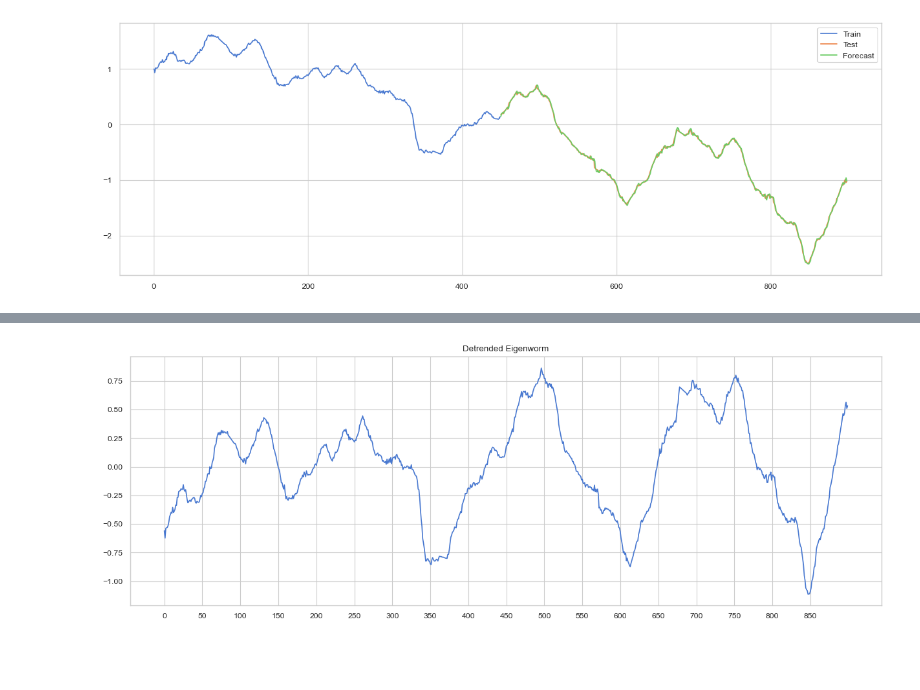
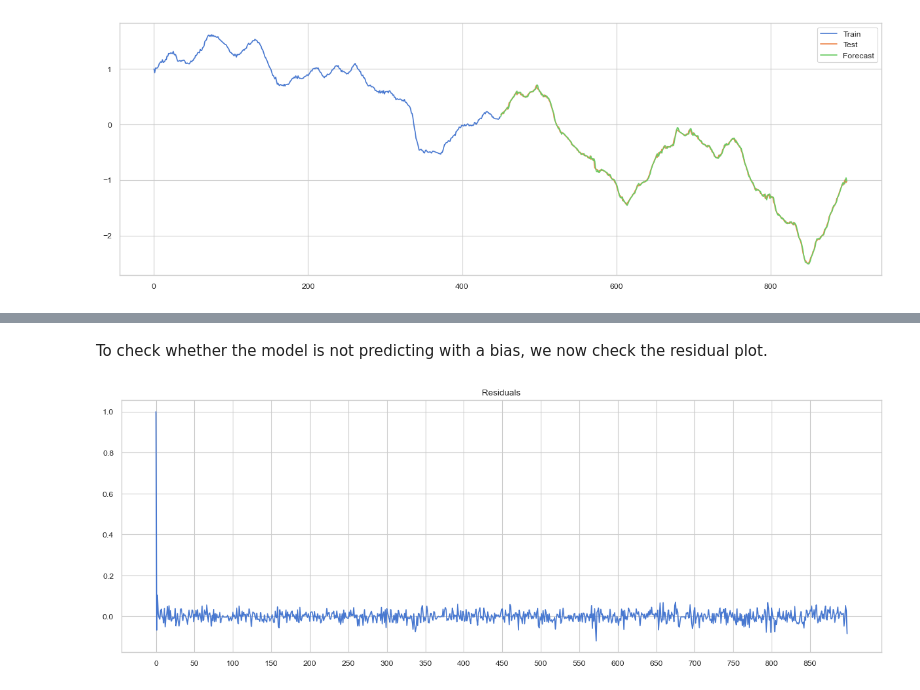
Before and after one commit to eduardotanqueiro/Project2-AAA, a Jupyter notebook: src/AAA2324_P2_62515_62928.ipynb, the cells around one changed output, grey strips where cells are left out. Saved outputs shown, nothing was run; the diff lists cells and outputs as text; code cells hidden in the pictures; blank space fills up the shorter version.

```diff
--- a/src/AAA2324_P2_62515_62928.ipynb
+++ b/src/AAA2324_P2_62515_62928.ipynb
@@ -531,6 +531,8 @@ We will follow a number of steps:
 # %%
 # choose one eigenworm (time series) with index 5 (need to use 4 to get the 5th time series)
 X = X_train.iloc[4,:]
+X = X.values
+X = X.astype('float32')
 # %% [markdown]
 ### 1. Visual inspection
 # %%
@@ -547,7 +549,7 @@ A first visual inspection of the time series reveals that it does not seem to be
 There is a clear downward trend. As this seems to be linear, we detrend the time series, using SciPy's signal function to be able to see other underlying patterns better.
 # %%
 # detrend time series
-X_detrended = signal.detrend(X)
+X_detrended = signal.detrend(X, type='linear')
 
 # plot detrended time series
 plt.figure(figsize=(15,5))
@@ -565,10 +567,6 @@ Another thing that is obvious is that the change rates increase towards the high
 To check predictive performance of our model, we have to establish a baseline to compare it to. Usually, this entails creating a simple model which is also called naive forecast or persistence. This can then be used to compare how much better our found model is. For this naive forecast we will use a special case of the rolling CV as explained in the second lecture, a walk-forward validation. It entails adding exactly one new datapoint from the test set to the train set for each iteration.
 In this naive forecast the prediction for $X_t$ is simply $X_{t-1}$.
 # %%
-# prepare data and set to float32
-X = eigenworm.values
-X = X.astype('float32')
-
 # define initial training set at 50% of the data, it will increase over time on a rolling basis
 train_size = int(len(X) * 0.50)
 X_train, X_test = X[0:train_size], X[train_size:]
@@ -726,10 +733,14 @@ plt.show()
+# %% [markdown]
+To check whether the model is not predicting with a bias, we now check the residual plot.
 # %%
-X_detrended = signal.detrend(X)
-# plot detrended time series
+# retrieve the residuals of the model
+residuals = pd.DataFrame(model_fit.resid)
+
+# plot the residuals
 plt.figure(figsize=(15,5))
-plt.plot(range(0, 900), X_detrended)
+plt.plot(range(0, 899), residuals)
 plt.xticks(range(0, 900, 50))
-plt.title("Detrended Eigenworm")
+plt.title("Residuals")
 plt.show()
 # %% [output]
-[figure, old version]
+[figure, new version]
```
Also changed, not shown: parts of 16 cells of this notebook.
